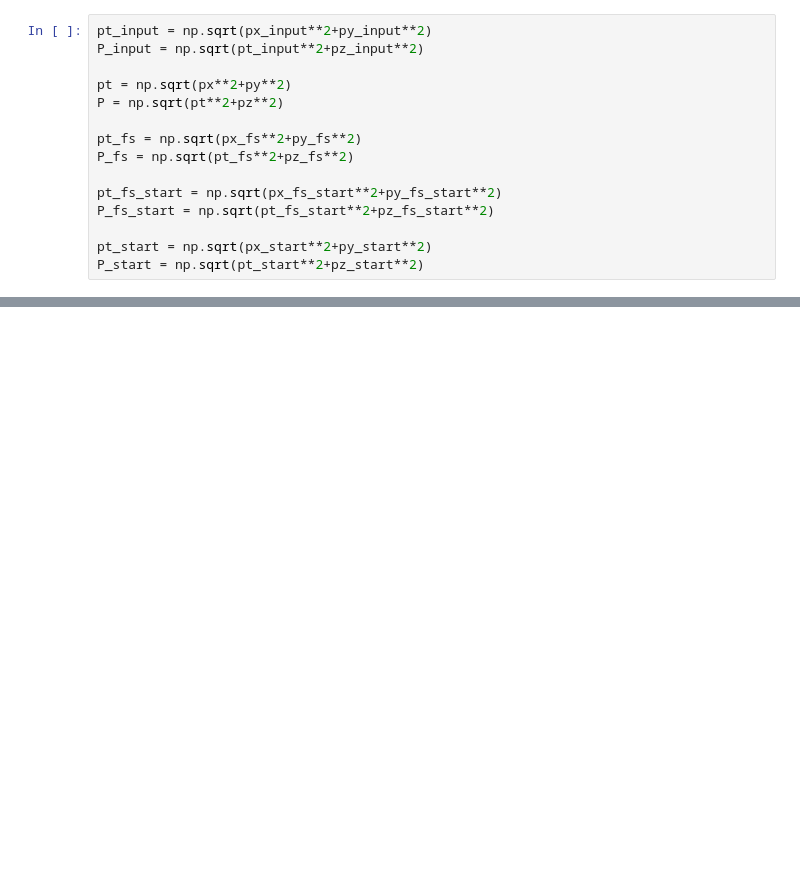
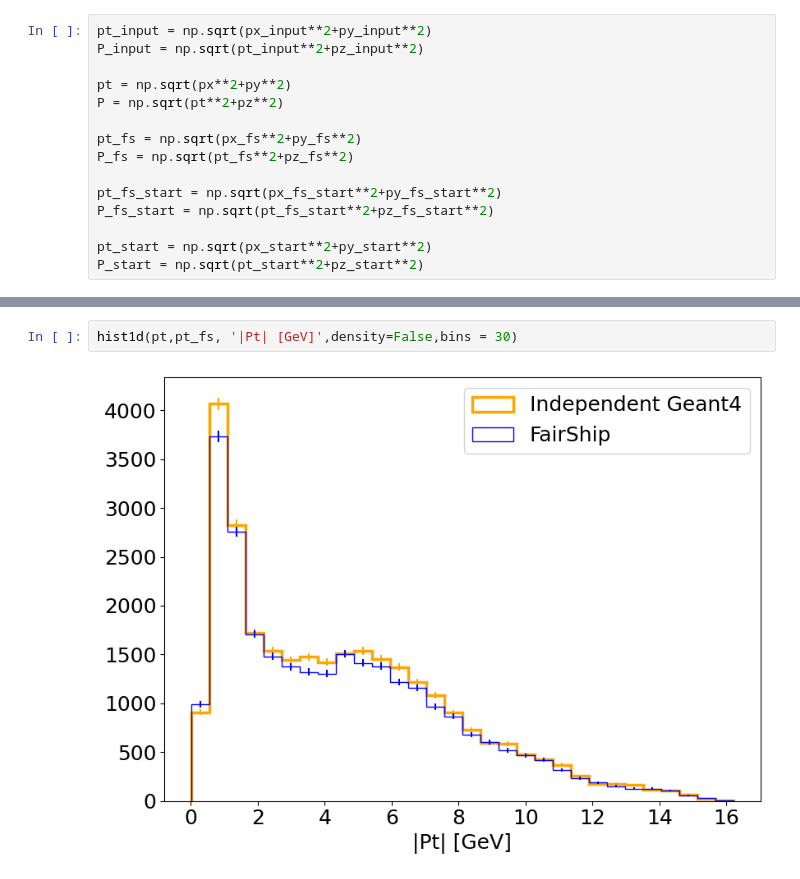
Before and after one commit to lfpc/fairship_simulation, a Jupyter notebook: scripts/analysis.ipynb, the cells around one changed output, grey strips where cells are left out. Drawn from its saved outputs; the diff is of its cells as text; blank space fills up the shorter version.

```diff
--- a/scripts/analysis.ipynb
+++ b/scripts/analysis.ipynb
@@ -259,0 +107,4 @@ plt.show()
+# %%
+hist1d(pt,pt_fs, '|Pt| [GeV]',density=False,bins = 30)
+# %% [output]
+[figure, added]
```
Also changed, not shown: parts of 22 cells of this notebook, 3 other files.
